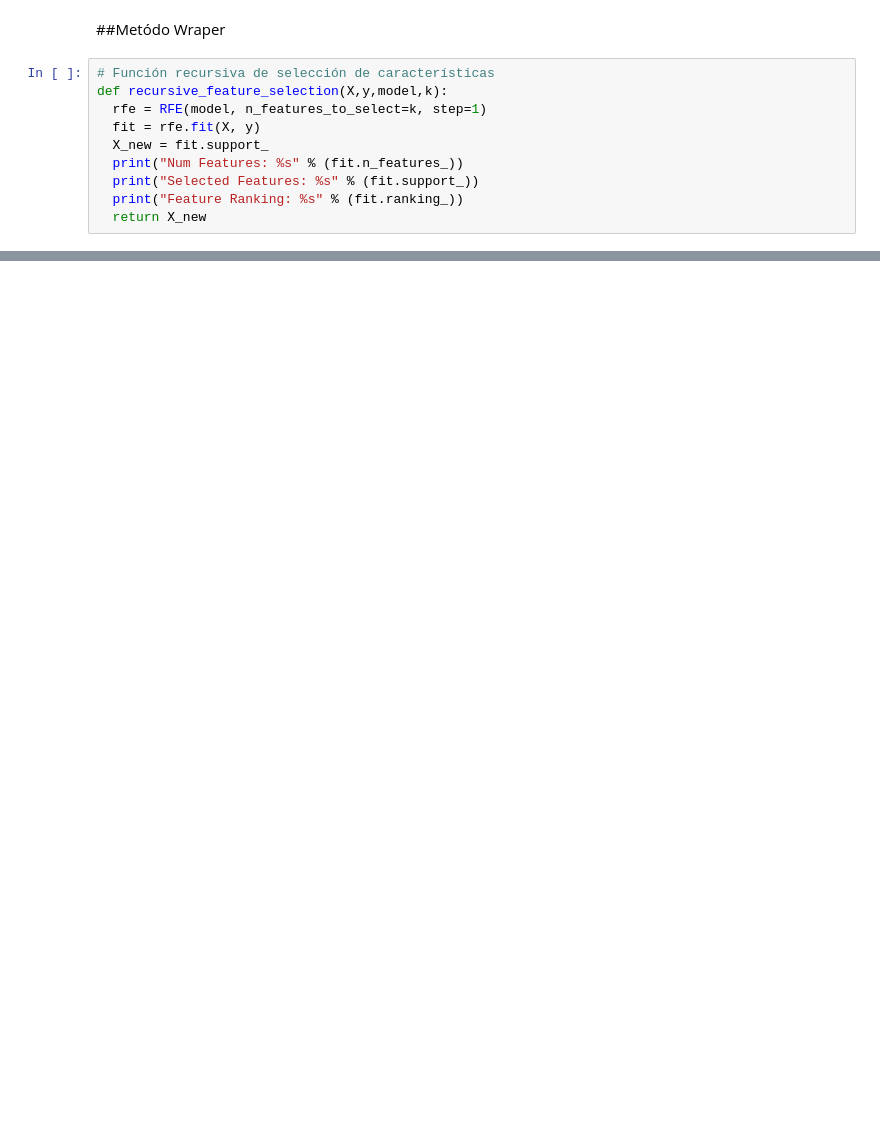
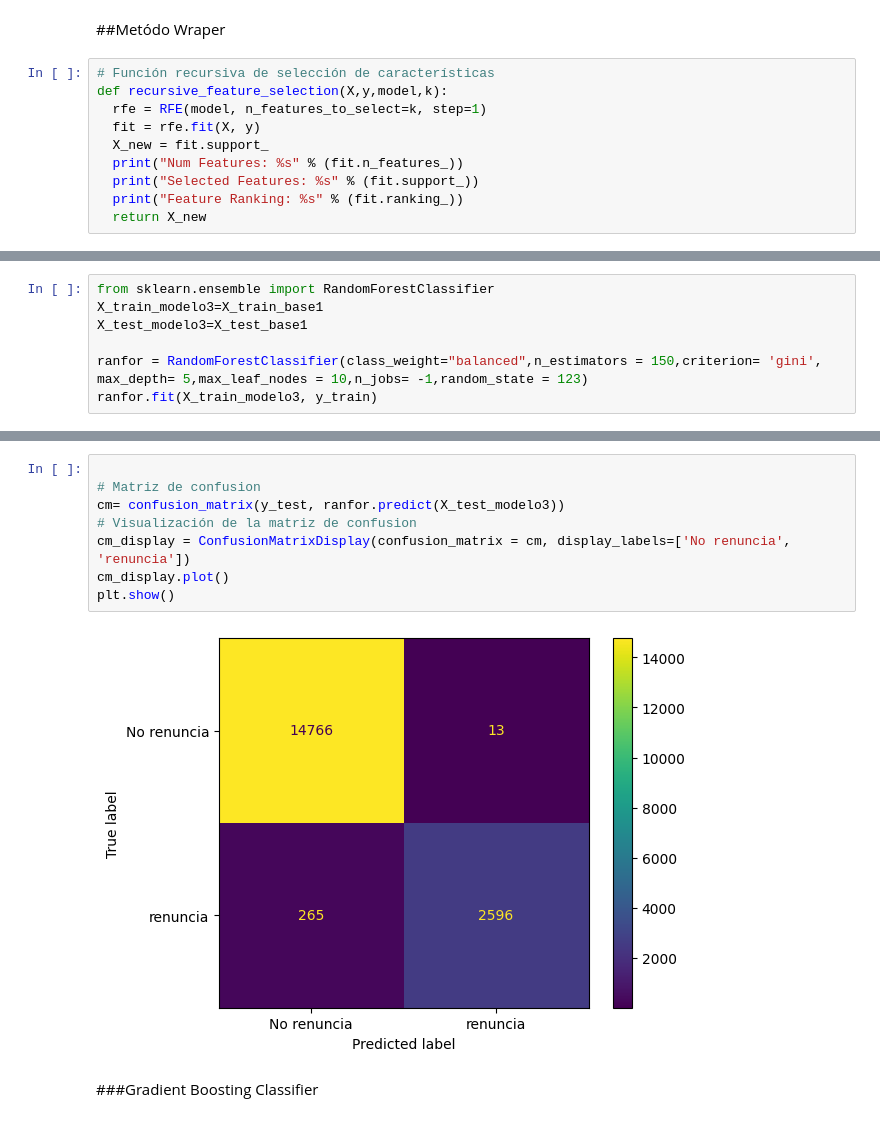
Before and after one commit to Moorea-AI/ANALITICA3, a Jupyter notebook: d_modelos2.ipynb, the cells around one changed output, grey strips where cells are left out. Drawn from its saved outputs; the diff is of its cells as text; blank space fills up the shorter version.

```diff
--- a/d_modelos2.ipynb
+++ b/d_modelos2.ipynb
@@ -359,0 +399,7 @@ Feature Ranking: [ 1  1 12 10  9 15 11  1  3  1  2  1  5 14  1  1  1  1  1  1  8
+# %%
+from sklearn.ensemble import RandomForestClassifier
+X_train_modelo3=X_train_base1
+X_test_modelo3=X_test_base1
+
+ranfor = RandomForestClassifier(class_weight="balanced",n_estimators = 150,criterion= 'gini', max_depth= 5,max_leaf_nodes = 10,n_jobs= -1,random_state = 123)
+ranfor.fit(X_train_modelo3, y_train)
@@ -359,0 +435,12 @@ Feature Ranking: [ 1  1 12 10  9 15 11  1  3  1  2  1  5 14  1  1  1  1  1  1  8
+# %%
+
+# Matriz de confusion
+cm= confusion_matrix(y_test, ranfor.predict(X_test_modelo3))
+# Visualización de la matriz de confusion
+cm_display = ConfusionMatrixDisplay(confusion_matrix = cm, display_labels=['No renuncia', 'renuncia'])
+cm_display.plot()
+plt.show()
+# %% [output]
+[figure, added]
+# %% [markdown]
+###Gradient Boosting Classifier
```
Also changed, not shown: parts of 31 cells of this notebook.
